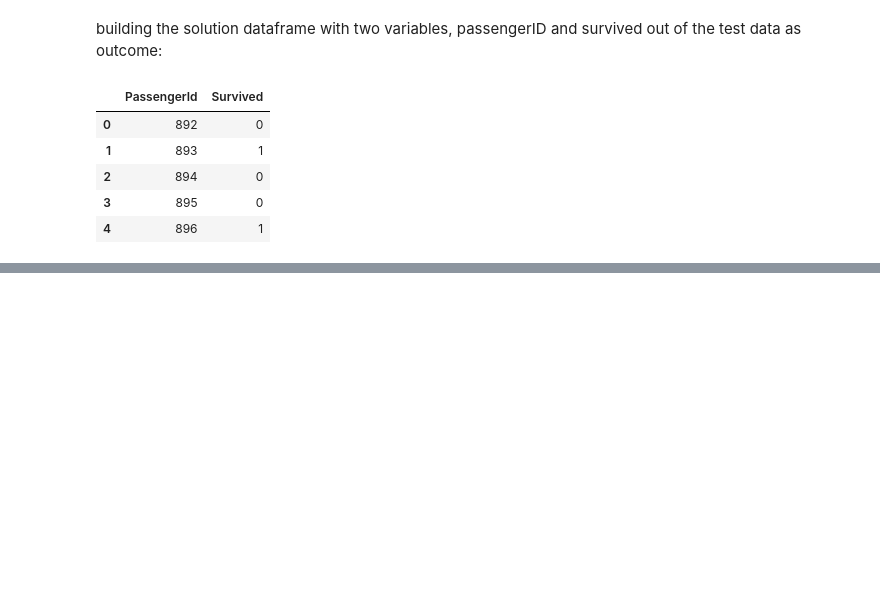
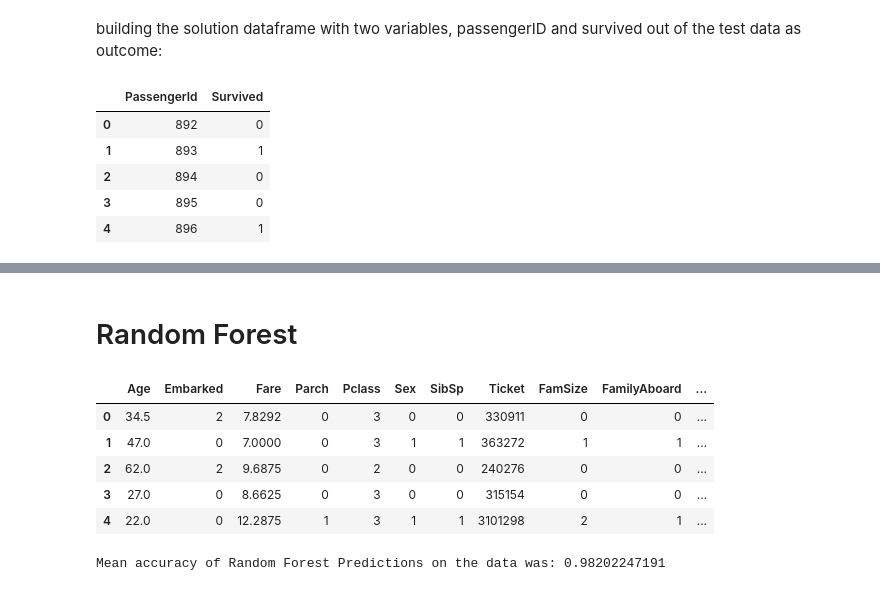
Before and after one commit to lukasganz/Titanic, a Jupyter notebook: Titanic.ipynb, the cells around one changed output, grey strips where cells are left out. Saved outputs shown, nothing was run; the diff lists cells and outputs as text; code cells hidden in the pictures; blank space fills up the shorter version.

```diff
--- a/Titanic.ipynb
+++ b/Titanic.ipynb
@@ -257,0 +398,5 @@ solution.to_csv('C:/Users/c708682/Downloads/submission1.csv', sep=',', header=Tr
+# %%
+# Remove  vars
+X_Train = dfTitanicTrain.drop(['Survived', 'PassengerId', 'Name', 'Ticket', 'Cabin', 'Title' ], axis = 1)
+X_Test = dfTitanicTest.drop(['Survived', 'PassengerId', 'Name', 'Ticket', 'Cabin', 'Title' ], axis = 1)
+Y_Train = dfTitanicTrain.Survived
@@ -257,0 +426,29 @@ solution.to_csv('C:/Users/c708682/Downloads/submission1.csv', sep=',', header=Tr
+# %% [markdown]
+# Random Forest
+# %%
+X_Test.head()
+# %% [output]
+|  | Age | Embarked | Fare | Parch | Pclass | Sex | SibSp | Ticket | FamSize | FamilyAboard | ... |
+| 0 | 34.5 | 2 | 7.8292 | 0 | 3 | 0 | 0 | 330911 | 0 | 0 | ... |
+| 1 | 47.0 | 0 | 7.0000 | 0 | 3 | 1 | 1 | 363272 | 1 | 1 | ... |
+| 2 | 62.0 | 2 | 9.6875 | 0 | 2 | 0 | 0 | 240276 | 0 | 0 | ... |
+| 3 | 27.0 | 0 | 8.6625 | 0 | 3 | 0 | 0 | 315154 | 0 | 0 | ... |
+| 4 | 22.0 | 0 | 12.2875 | 1 | 3 | 1 | 1 | 3101298 | 2 | 1 | ... |
+# %%
+# import the machine learning library that holds the randomforest
+import sklearn.ensemble as ske
+
+
+formula_ml = 'Survived ~ Age + Embarked + Fare + Parch + Pclass + Sex + SibSp + FamSize + FamilyAboard + Child + Faregroup'
+# Create the random forest model and fit the model to our training data
+y, x = dmatrices(formula_ml, data=dfTitanicTrain, return_type='dataframe')
+# RandomForestClassifier expects a 1 demensional NumPy array, so we convert
+y = np.asarray(y).ravel()
+#instantiate and fit our model
+results_rf = ske.RandomForestClassifier(n_estimators=100).fit(x, y)
+
+# Score the results
+score = results_rf.score(x, y)
+print "Mean accuracy of Random Forest Predictions on the data was: {0}".format(score)
+# %% [output]
+Mean accuracy of Random Forest Predictions on the data was: 0.98202247191
```
Also changed, not shown: parts of 32 cells of this notebook.
